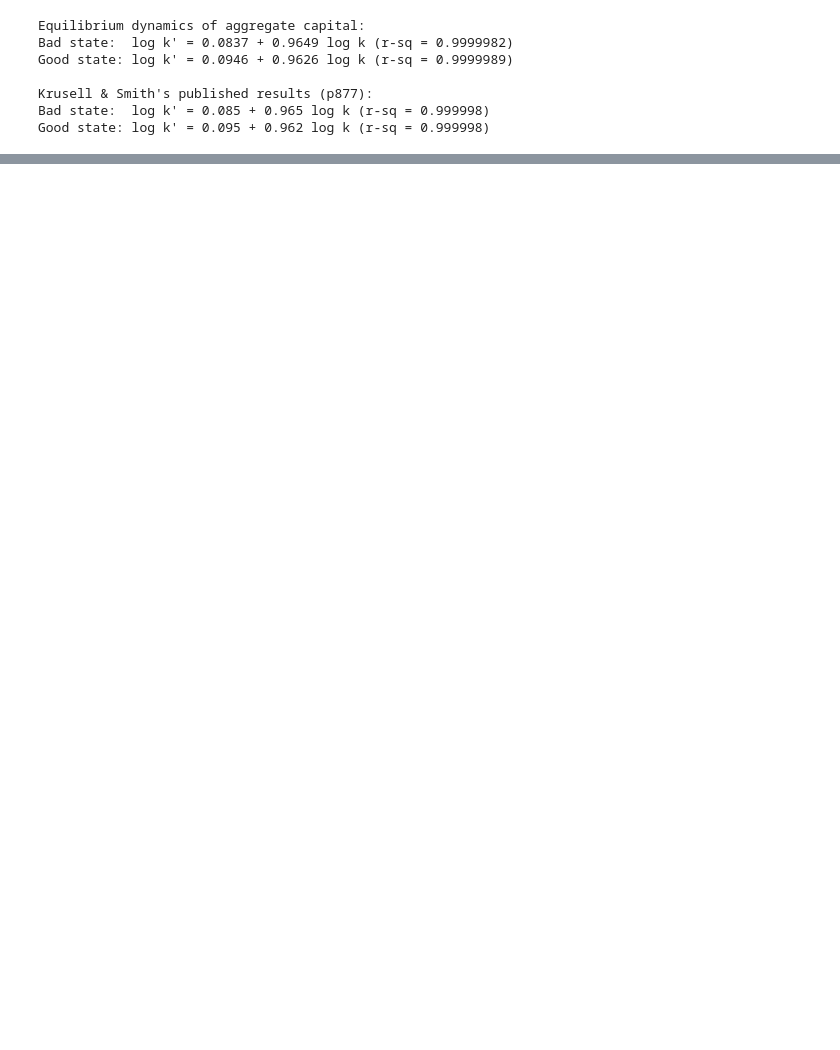
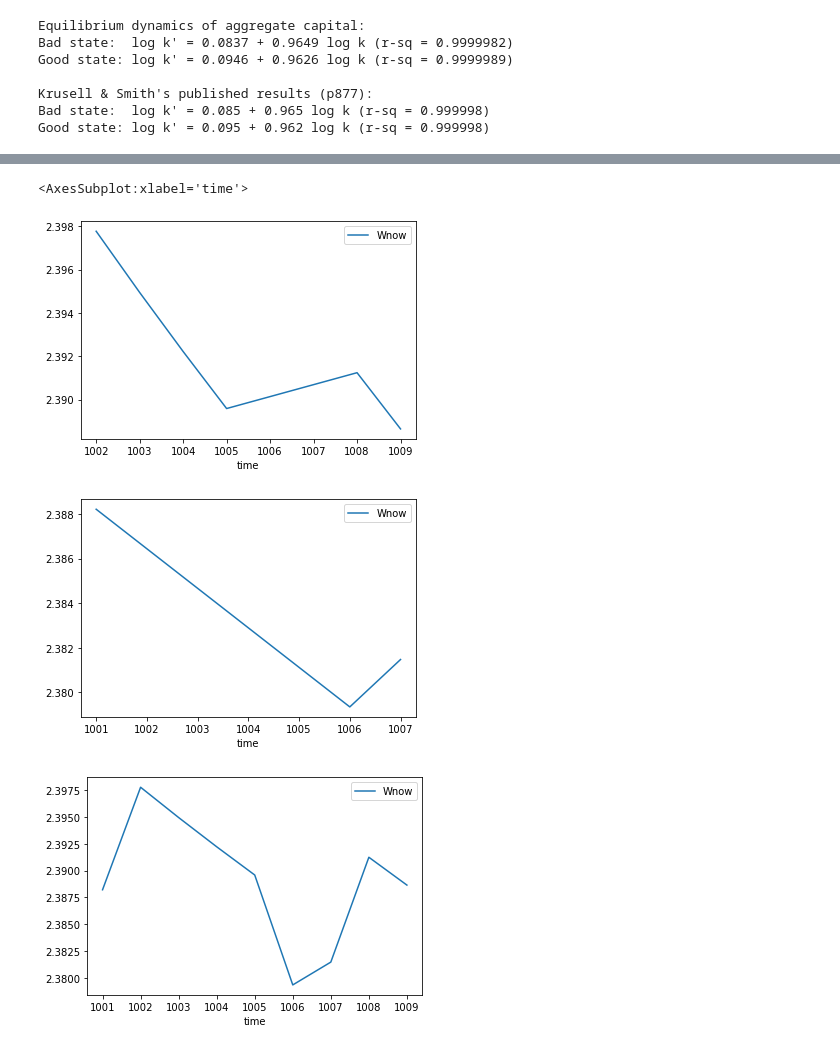
Before and after one commit to econ-ark/KrusellSmith, a Jupyter notebook: Code/Python/KrusellSmith.ipynb, the cells around one changed output, grey strips where cells are left out. Drawn from its saved outputs; the diff is of its cells as text; code cells hidden in the pictures; blank space fills up the shorter version.

```diff
--- a/Code/Python/KrusellSmith.ipynb
+++ b/Code/Python/KrusellSmith.ipynb
@@ -683,0 +784,13 @@ Good state: log k' = 0.095 + 0.962 log k (r-sq = 0.999998)
+# %%
+dataframe = dataframe[(dataframe["time"] > KSeconomy.T_discard) & (dataframe["time"] < KSeconomy.T_discard + 10)]
+dataframe0 = dataframe[dataframe['MrkvNow'] == 0]
+dataframe1 = dataframe[dataframe['MrkvNow'] == 1]
+# %%
+dataframe0.plot(x = "time", y = "Wnow", kind = "line")
+dataframe1.plot(x = "time", y = "Wnow", kind = "line")
+dataframe.plot(x = "time", y = "Wnow", kind = "line")
+# %% [output]
+<AxesSubplot:xlabel='time'>
+[figure, added]
+[figure, added]
+[figure, added]
```
Also changed, not shown: parts of 22 cells of this notebook, 32 other files.
